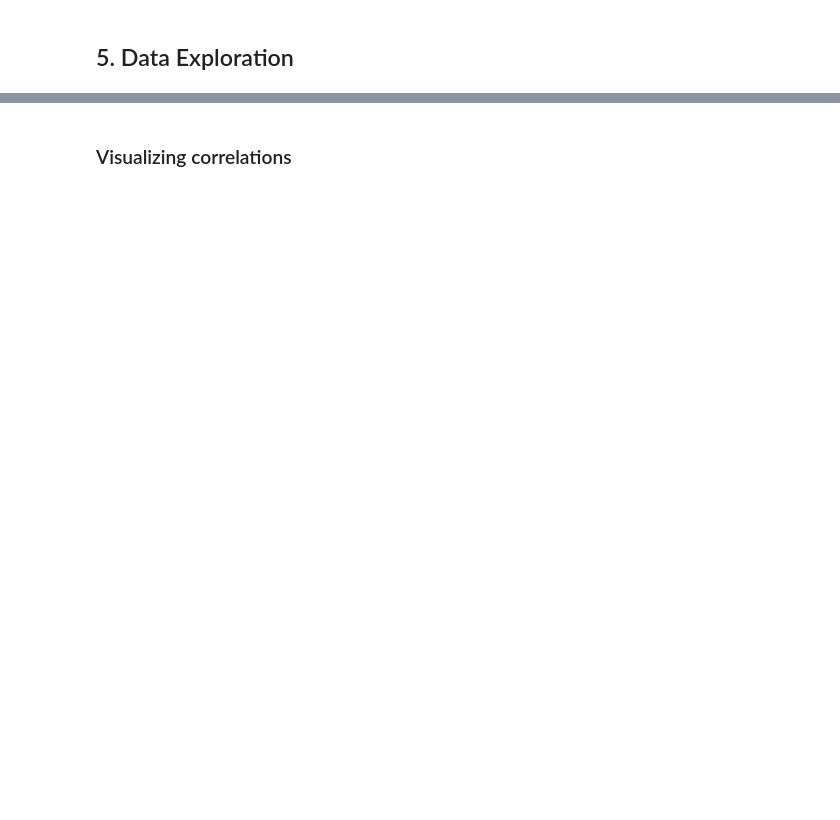
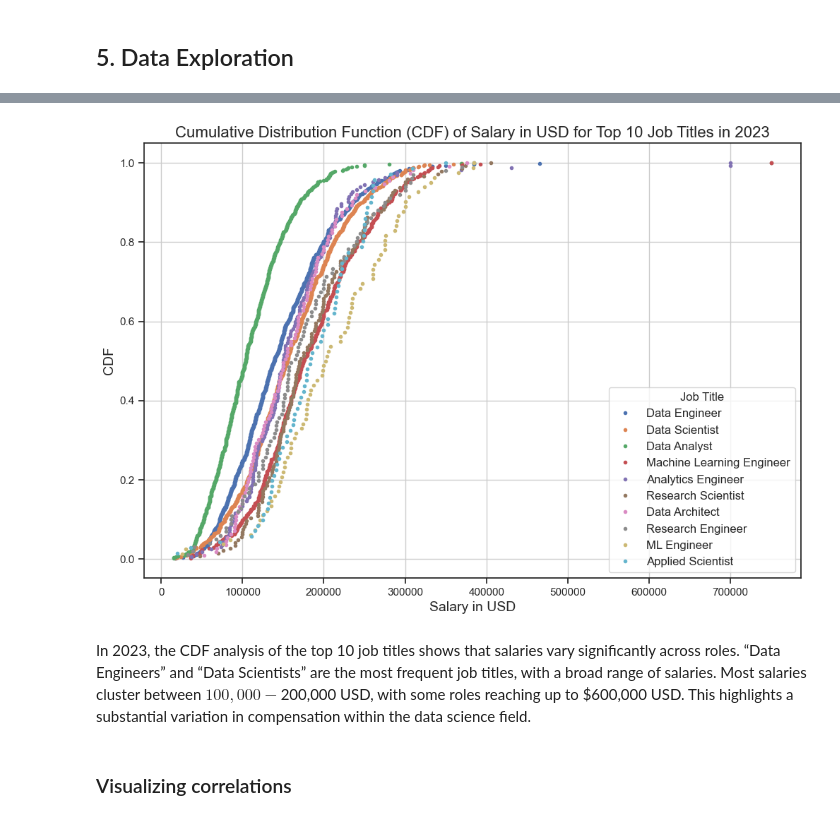
Before and after one commit to IuliiaBolgova/Capstone-Project, a Jupyter notebook: notebooks/EDA_Project.ipynb, the cells around one changed output, grey strips where cells are left out. Saved outputs shown, nothing was run; the diff lists cells and outputs as text; code cells hidden in the pictures; blank space fills up the shorter version.

```diff
--- a/notebooks/EDA_Project.ipynb
+++ b/notebooks/EDA_Project.ipynb
@@ -148,3 +214,32 @@ Number of duplicates: 0
+# %%
+import numpy as np
+import matplotlib.pyplot as plt
+
+# Selecting the top 10 vacancies by number of entries for 2023
+salaries_2024 = salaries[salaries['Year'] == 2023]
+top_10_job_titles_2024 = salaries_2024['Job Title'].value_counts().head(10).index
+filtered_data_top_10_jobs_2024 = salaries_2024[salaries_2024['Job Title'].isin(top_10_job_titles_2024)]
+
+# Create a CDF for each vacancy from the top 10
+plt.figure(figsize=(12, 8))
+
+for job_title in top_10_job_titles_2024:
+    job_data = filtered_data_top_10_jobs_2024[filtered_data_top_10_jobs_2024['Job Title'] == job_title]['Salary in USD']
+    sorted_salaries = np.sort(job_data)
+    yvals = np.arange(1, len(sorted_salaries) + 1) / len(sorted_salaries)
+    plt.plot(sorted_salaries, yvals, marker='.', linestyle='none', label=job_title)
+
+# Plot
+plt.xlabel('Salary in USD', fontsize=14)
+plt.ylabel('CDF', fontsize=14)
+plt.title('Cumulative Distribution Function (CDF) of Salary in USD for Top 10 Job Titles in 2023', fontsize=16)
+plt.legend(title='Job Title', fontsize=12)
+plt.grid(True)
+plt.show()
+# %% [output]
+[figure, added]
+# %% [markdown]
+In 2023, the CDF analysis of the top 10 job titles shows that salaries vary significantly across roles. “Data Engineers” and “Data Scientists” are the most frequent job titles, with a broad range of salaries. Most salaries cluster between $100,000 - $200,000 USD, with some roles reaching up to $600,000 USD. This highlights a substantial variation in compensation within the data science field.
 # %% [markdown]
 ### Visualizing correlations
 # %%
```
Also changed, not shown: parts of 30 cells of this notebook.
